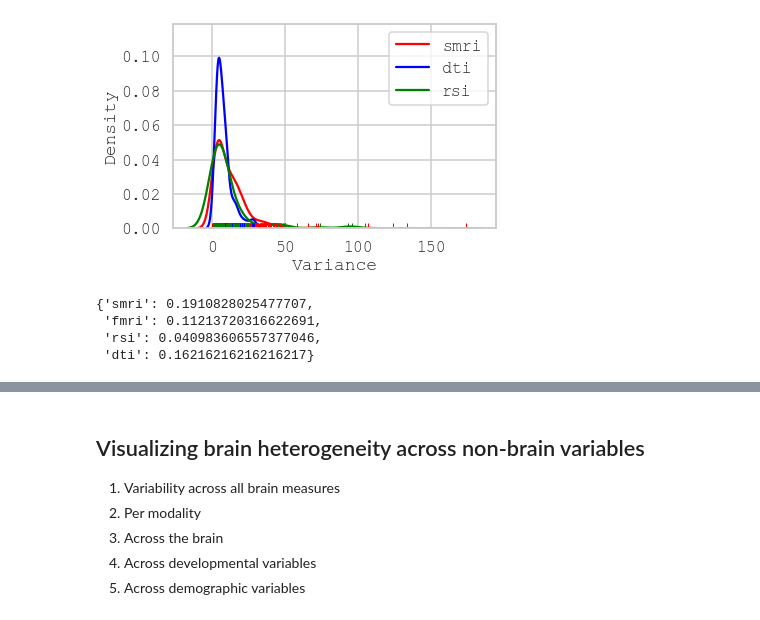
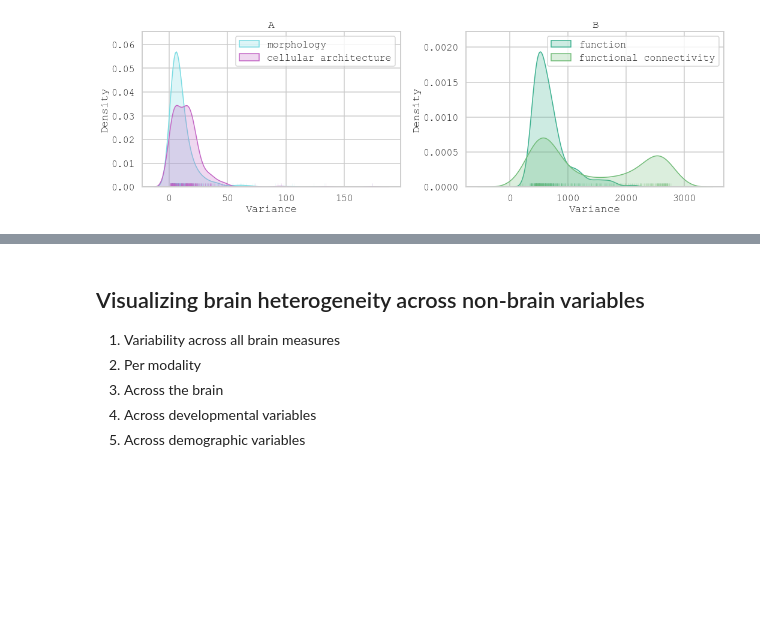
Before and after one commit to 62442katieb/deltaABCD_variability, a Jupyter notebook: notebooks/1.0variance.ipynb, the cells around one changed output, grey strips where cells are left out. Drawn from its saved outputs; the diff is of its cells as text; code cells hidden in the pictures; blank space fills up the shorter version.

```diff
--- a/notebooks/1.0variance.ipynb
+++ b/notebooks/1.0variance.ipynb
@@ -22,6 +25,7 @@ OUTP_DIR = "output/"
 df = pd.read_csv(join(PROJ_DIR, DATA_DIR, "data.csv"), index_col=0, header=0)
 # %%
 df.drop(list(df.filter(regex='lesion.*').columns), axis=1, inplace=True)
+df.drop(list(df.filter(regex='.*_cf12_.*').columns), axis=1, inplace=True)
 no_2yfu = df[df["interview_date.2_year_follow_up_y_arm_1"].isna() == True].index
 df = df.drop(no_2yfu, axis=0)
 # %%
@@ -281,0 +402,6 @@ for modality in img_modalities.keys():
+# %%
+
+var_df = pd.read_csv(join(PROJ_DIR,
+                   #'..',
+                   OUTP_DIR,
+                   'variance_flinger.csv'), index_col=0, header=[0,1])
@@ -305,39 +475,51 @@ var_df.to_csv(join(PROJ_DIR, OUTP_DIR, 'variance_flinger.csv'))
+# %%
+# plot the distribution of variances of all structural mri measures
+smri_var = img_modalities['smri'].columns
+dti_var = img_modalities['dti'].columns
+rsi_var = img_modalities['rsi'].columns
+fmri_var = img_modalities['fmri'].columns
+fmri_cor_var = img_modalities['fmri'].filter(regex='_c.*').columns
+fmri_var_var = img_modalities['fmri'].filter(regex='_var_.*').columns
+
+morph_var = var_df[var_df['concept'] == 'morphology'].index
+cell_var = var_df[var_df['concept'] == 'microstructure].index
+func_var = fmri_var_var
+conn_var = fmri_cor_var
 # %%
-# plot the distribution of variances of all structural mri measures
-smri_var = img_modalities['smri'].columns
-dti_var = img_modalities['dti'].columns
-rsi_var = img_modalities['rsi'].columns
-fmri_var = img_modalities['fmri'].columns
-
-fig,ax = plt.subplots()
-g = sns.kdeplot(var_df.loc[smri_var, ('variance', 'stat')], color='red')
-h = sns.kdeplot(var_df.loc[dti_var, ('variance', 'stat')], color='blue')
-i = sns.kdeplot(var_df.loc[rsi_var, ('variance', 'stat')], color='green')
-#m = sns.kdeplot(var_df.loc[fmri_var, ('variance', 'stat')], color='orange')
-j = sns.rugplot(var_df.loc[smri_var, ('variance', 'stat')], color='red')
-k = sns.rugplot(var_df.loc[dti_var, ('variance', 'stat')], color='blue')
-l = sns.rugplot(var_df.loc[rsi_var, ('variance', 'stat')], color='green')
-#n = sns.rugplot(var_df.loc[fmri_var, ('variance', 'stat')], color='orange')
-ax.set_xlabel('Variance')
+fig,ax = plt.subplots(ncols=2, figsize=(15,5))
+g = sns.kdeplot(var_df.loc[morph_var, ('variance', 'stat')], color=crayons[0], shade=True, ax=ax[0])
+h = sns.kdeplot(var_df.loc[cell_var, ('variance', 'stat')], color=crayons[1], shade=True, ax=ax[0])
+#i = sns.kdeplot(var_df.loc[func_var, ('variance', 'stat')], color=crayons[2], shade=True, ax=ax[0])
+#m = sns.kdeplot(var_df.loc[fmri_var, ('variance', 'stat')], color=crayons[3])
+j = sns.rugplot(var_df.loc[morph_var, ('variance', 'stat')], color=crayons[0], lw=1, alpha=.1, ax=ax[0])
+k = sns.rugplot(var_df.loc[cell_var, ('variance', 'stat')], color=crayons[1], lw=1, alpha=0.2, ax=ax[0])
+#l = sns.rugplot(var_df.loc[rsi_var, ('variance', 'stat')], color=crayons[2], lw=1, alpha=.1, ax=ax[0])
+#n = sns.rugplot(var_df.loc[fmri_var, ('variance', 'stat')], color=crayons[3])
+ax[0].set_xlabel('Variance')
 plt.tight_layout()
-ax.legend(['smri',
-           'dti',
-           'rsi',
+ax[0].legend(['morphology',
+           'microstructure,
+           #'rsi',
            #'fmri'
           ])
-fig.savefig('../figures/variance_nofmri.png', dpi=400)
+ax[0].set_title('A')
+
+m = sns.kdeplot(var_df.loc[func_var, ('variance', 'stat')], color=crayons[2], shade=True, ax=ax[1])
+o = sns.kdeplot(var_df.loc[conn_var, ('variance', 'stat')], color=crayons[3], shade=True, ax=ax[1])
+n = sns.rugplot(var_df.loc[func_var, ('variance', 'stat')], color=crayons[2], lw=1, alpha=.1, ax=ax[1])
+p = sns.rugplot(var_df.loc[conn_var, ('variance', 'stat')], color=crayons[3], lw=1, alpha=.1, ax=ax[1])
+ax[1].set_xlabel('Variance')
+plt.tight_layout()
+ax[1].legend(['function',
+              'functional connectivity'
+          ])
+ax[1].set_title('B')
+fig.savefig('../figures/apchange_variance_concept.png', dpi=400)
 #sns.displot(var_df.loc[fmri_var, ('variance', 'stat')])
 # %% [output]
-[figure, old version]
+[figure, new version]
 # %%
 sex_diff = {}
 for modality in img_modalities.keys():
     variables = img_modalities[modality].columns
     sex_diff[modality] = np.sum(var_df.loc[variables][('fligner_sex', 'p')] < 0.01) / len(variables)
-# %%
-sex_diff
-# %% [output]
-{'smri': 0.1910828025477707,
- 'fmri': 0.11213720316622691,
- 'rsi': 0.040983606557377046,
- 'dti': 0.16216216216216217}
```
Also changed, not shown: parts of 80 cells of this notebook, 17 other files.
